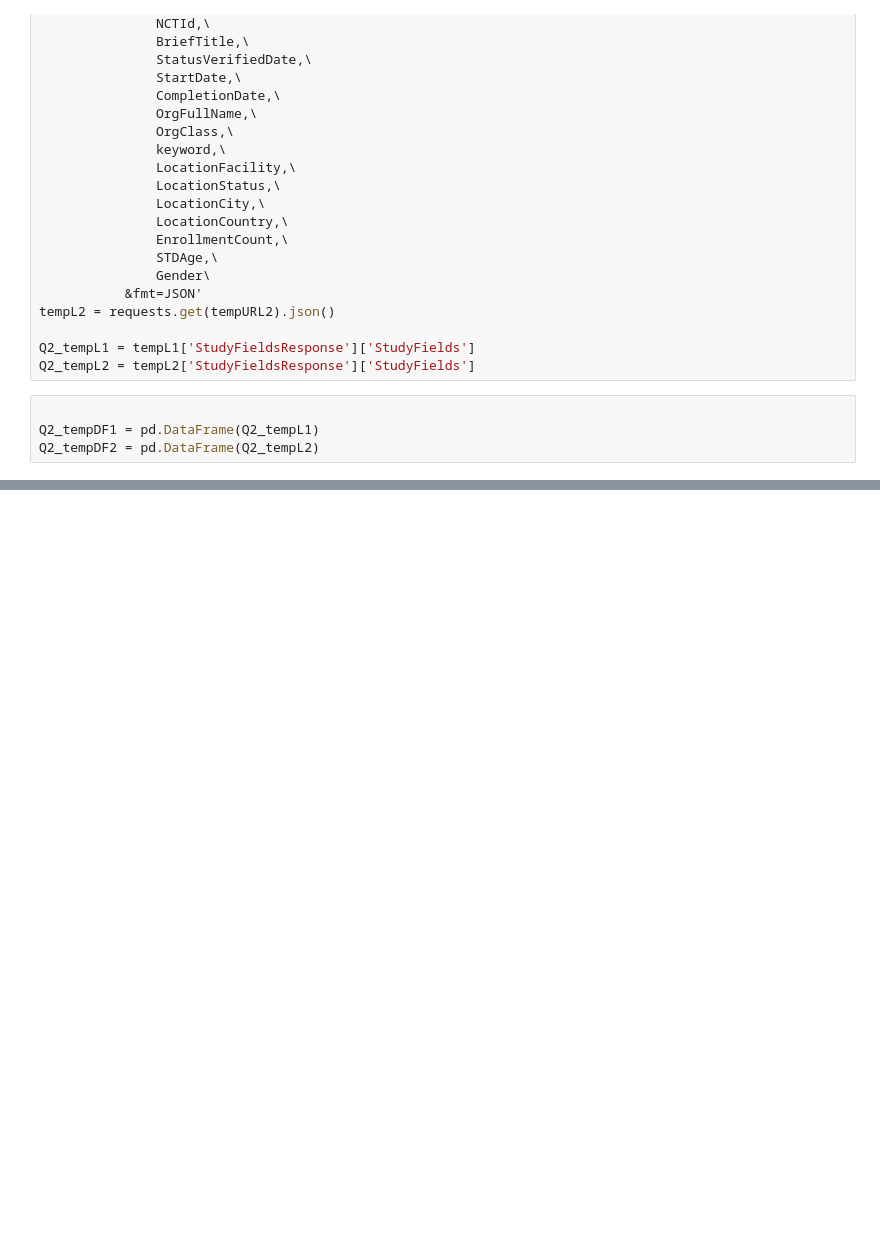
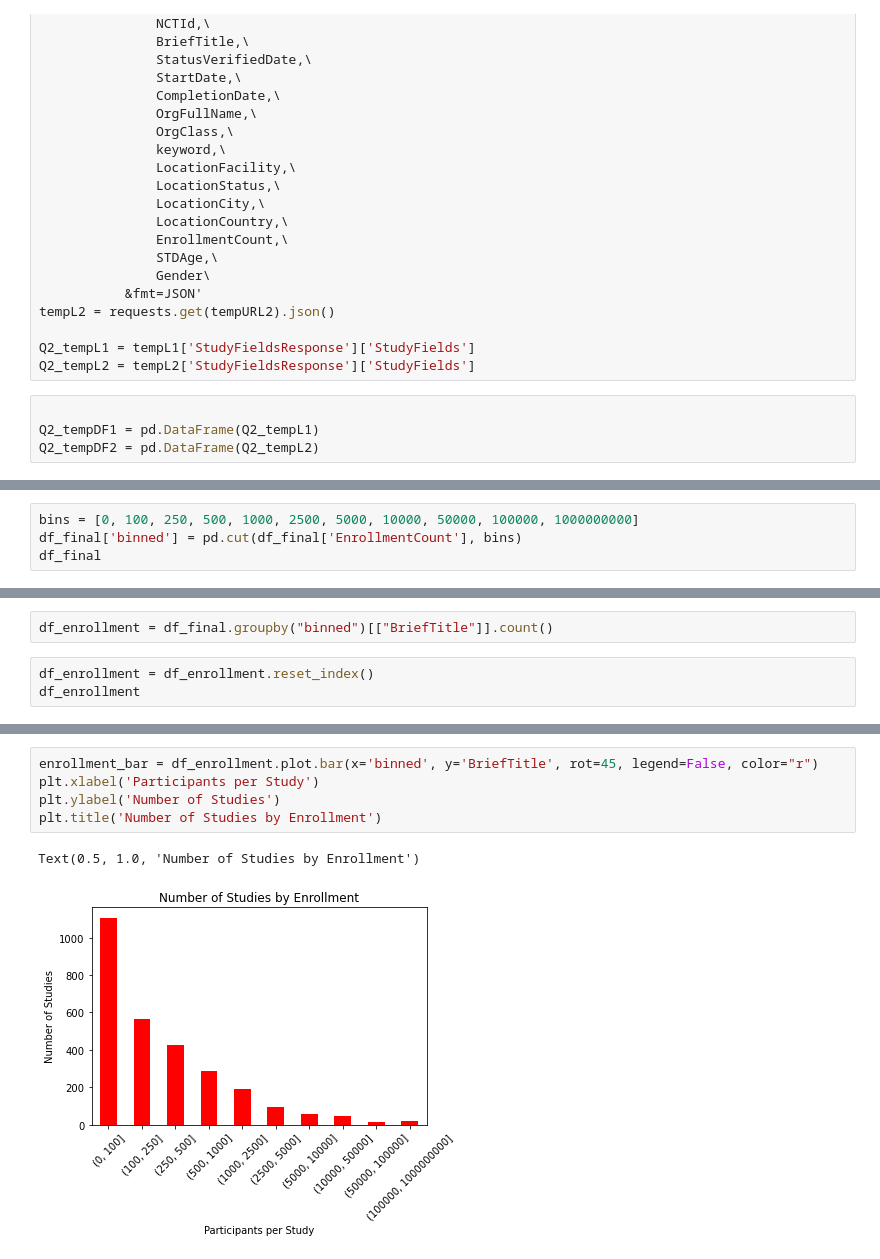
Before and after one commit to nick-nasse/pyd-pyper, a Jupyter notebook: Project - Nasse Clean.ipynb, the cells around one changed output, grey strips where cells are left out. Drawn from its saved outputs; the diff is of its cells as text; blank space fills up the shorter version.

```diff
--- a/Project - Nasse Clean.ipynb
+++ b/Project - Nasse Clean.ipynb
@@ -429,0 +430,4 @@ df_final
+# %%
+bins = [0, 100, 250, 500, 1000, 2500, 5000, 10000, 50000, 100000, 1000000000]
+df_final['binned'] = pd.cut(df_final['EnrollmentCount'], bins)
+df_final
@@ -429,0 +453,5 @@ df_final
+# %%
+df_enrollment = df_final.groupby("binned")[["BriefTitle"]].count()
+# %%
+df_enrollment = df_enrollment.reset_index()
+df_enrollment
@@ -429,0 +470,8 @@ df_final
+# %%
+enrollment_bar = df_enrollment.plot.bar(x='binned', y='BriefTitle', rot=45, legend=False, color="r")
+plt.xlabel('Participants per Study')
+plt.ylabel('Number of Studies')
+plt.title('Number of Studies by Enrollment')
+# %% [output]
+Text(0.5, 1.0, 'Number of Studies by Enrollment')
+[figure, added]
```
Also changed, not shown: parts of 22 cells of this notebook, 1 other file.
